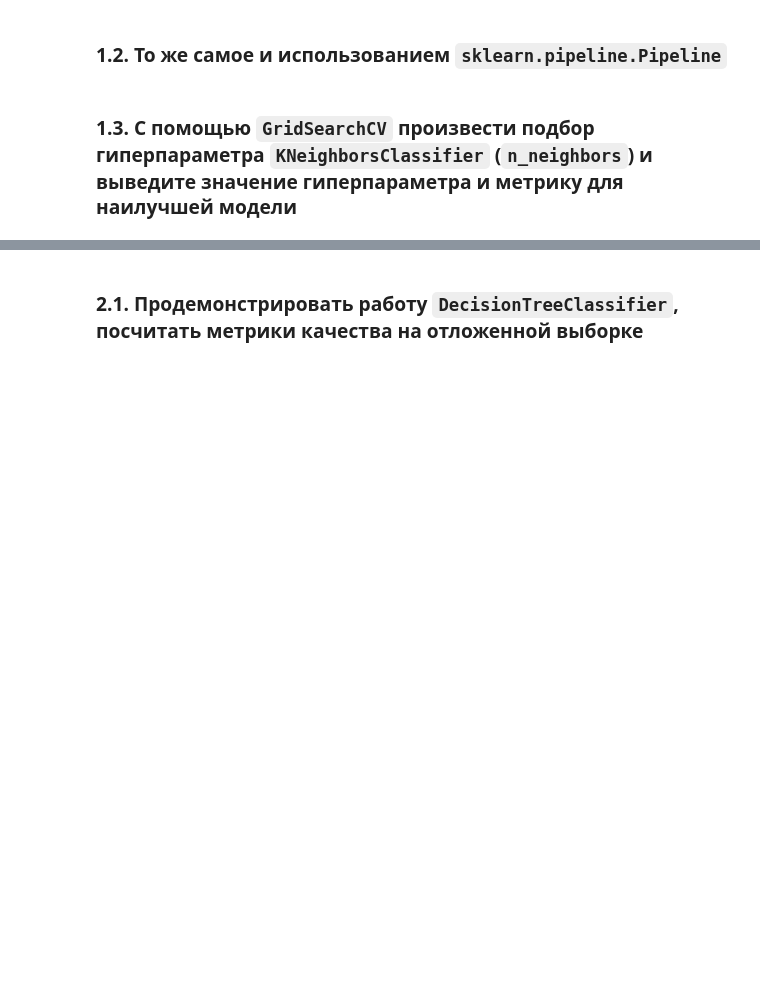
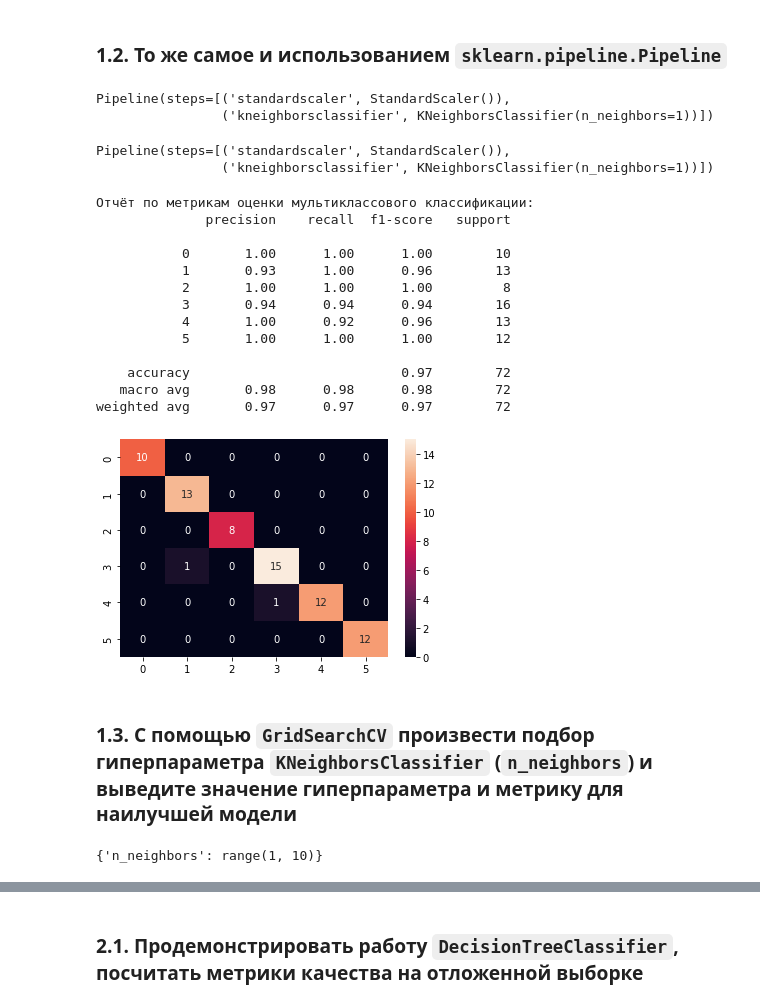
Before and after one commit to DiBoS290699/DataAnalysisTools, a Jupyter notebook: Lab4_Trees/lab_4_trees_6133_Borisov.ipynb, the cells around one changed output, grey strips where cells are left out. Saved outputs shown, nothing was run; the diff lists cells and outputs as text; code cells hidden in the pictures; blank space fills up the shorter version.

```diff
--- a/Lab4_Trees/lab_4_trees_6133_Borisov.ipynb
+++ b/Lab4_Trees/lab_4_trees_6133_Borisov.ipynb
@@ -193,5 +196,39 @@ weighted avg       0.99      0.99      0.99        72
 [figure]
 # %% [markdown]
 ### 1.2. То же самое и использованием `sklearn.pipeline.Pipeline`
+# %%
+p_Xtrain, p_Xtest, p_Ytrain, p_Ytest = train_test_split(data, labels, test_size=0.3, random_state=0)
+pipe = make_pipeline(StandardScaler(), KNeighborsClassifier(1))
+pipe
+# %% [output]
+Pipeline(steps=[('standardscaler', StandardScaler()),
+                ('kneighborsclassifier', KNeighborsClassifier(n_neighbors=1))])
+# %%
+pipe.fit(p_Xtrain, p_Ytrain)
+# %% [output]
+Pipeline(steps=[('standardscaler', StandardScaler()),
+                ('kneighborsclassifier', KNeighborsClassifier(n_neighbors=1))])
+# %%
+report_classification(pipe, p_Xtest, p_Ytest)
+# %% [output]
+Отчёт по метрикам оценки мультиклассового классификации:
+              precision    recall  f1-score   support
+
+           0       1.00      1.00      1.00        10
+           1       0.93      1.00      0.96        13
+           2       1.00      1.00      1.00         8
+           3       0.94      0.94      0.94        16
+           4       1.00      0.92      0.96        13
+           5       1.00      1.00      1.00        12
+
+    accuracy                           0.97        72
+   macro avg       0.98      0.98      0.98        72
+weighted avg       0.97      0.97      0.97        72
+[figure, added]
 # %% [markdown]
 ### 1.3. С помощью `GridSearchCV` произвести подбор гиперпараметра `KNeighborsClassifier` (`n_neighbors`) и выведите значение гиперпараметра и метрику для наилучшей модели
+# %%
+kn_parameters = {'n_neighbors': range(1, 10)}
+kn_parameters
+# %% [output]
+{'n_neighbors': range(1, 10)}
```
Also changed, not shown: parts of 12 cells of this notebook.
